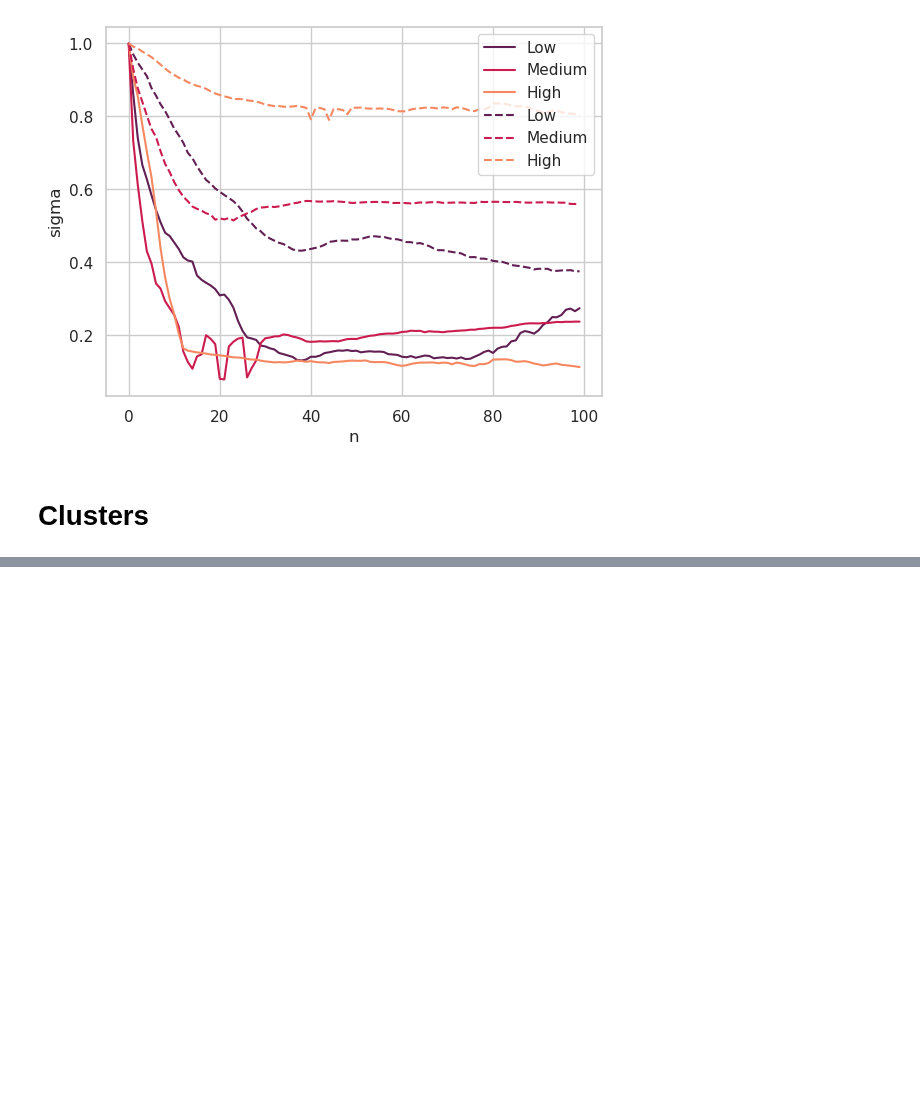
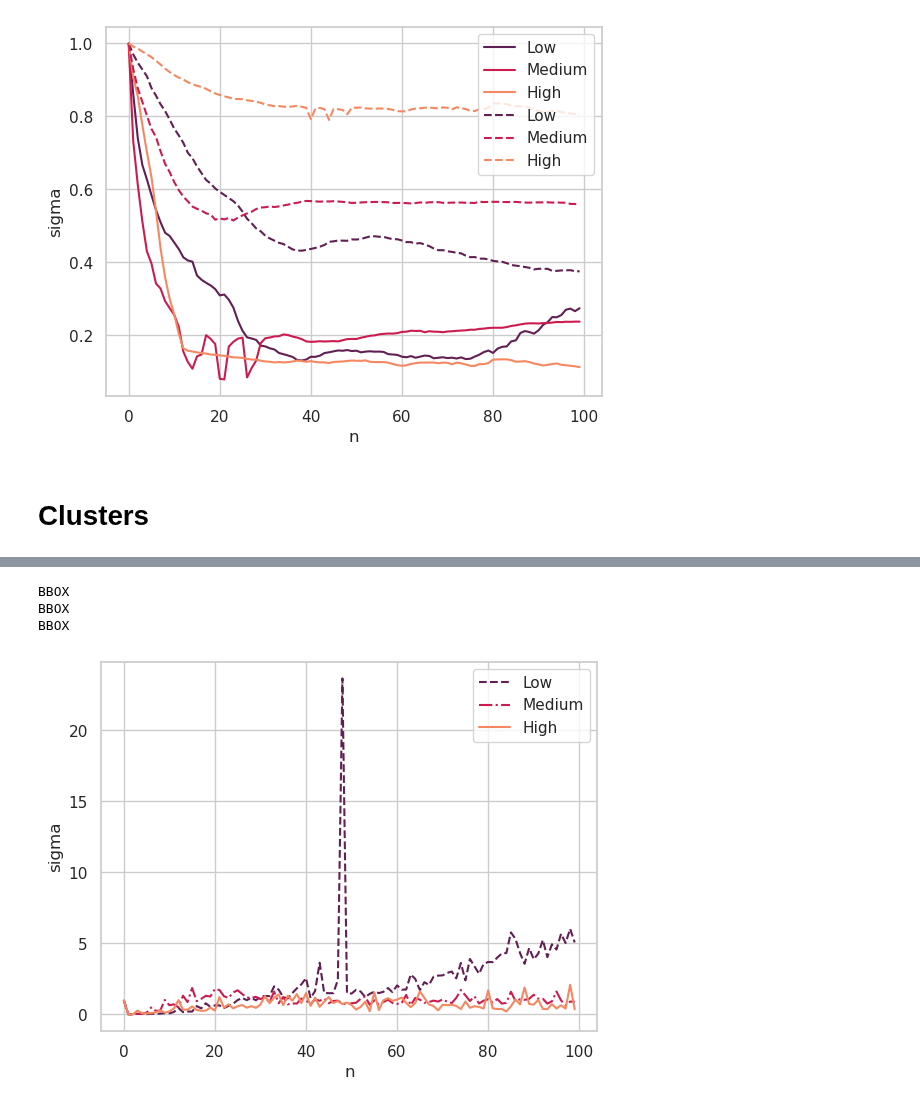
Before and after one commit to FilippoBragato/pqos-correlation, a Jupyter notebook: thesis/correlation_chapter.ipynb, the cells around one changed output, grey strips where cells are left out. Cells and saved outputs as stored; diff of their text form; code cells hidden in the pictures; blank space fills up the shorter version.

```diff
--- a/thesis/correlation_chapter.ipynb
+++ b/thesis/correlation_chapter.ipynb
@@ -351,0 +352,26 @@ BBOX
+# %%
+starting_index = 1000
+length = 100
+b = find_kmeans_correlation("/home/filo/SELMA_utils/archives", Town.T1, Traffic.Low, 0, Weather.Clear, Time.Sunset, Sensor.LT,starting_index, length,100,True)
+c = find_kmeans_correlation("/home/filo/SELMA_utils/archives", Town.T1, Traffic.Medium, 0, Weather.Clear, Time.Sunset, Sensor.LT,starting_index, length,100,True)
+d = find_kmeans_correlation("/home/filo/SELMA_utils/archives", Town.T1, Traffic.High, 0, Weather.Clear, Time.Sunset, Sensor.LT,starting_index, length,100,True)
+x = np.arange(0, length)
+# plot a,b,c,d in the same plot using seaborn
+# use different colors and markers
+# add a legend
+palette = sns.color_palette("rocket", n_colors=3)
+sns.set_theme(style="whitegrid")
+plt.tick_params(axis='both', which='both', top=False, right=False)
+plt.plot(x, b, label="Low", linestyle='--', color=palette[0])
+plt.plot(x, c, label="Medium", linestyle='-.', color=palette[1])
+plt.plot(x, d, label="High", color=palette[2])
+plt.xlabel("n")
+plt.ylabel("sigma")
+plt.legend()
+tikzplotlib.save("kmeans_100.tex")
+plt.show()
+# %% [output]
+BBOX
+BBOX
+BBOX
+[figure, added]
```
Also changed, not shown: parts of 1 cell of this notebook.
